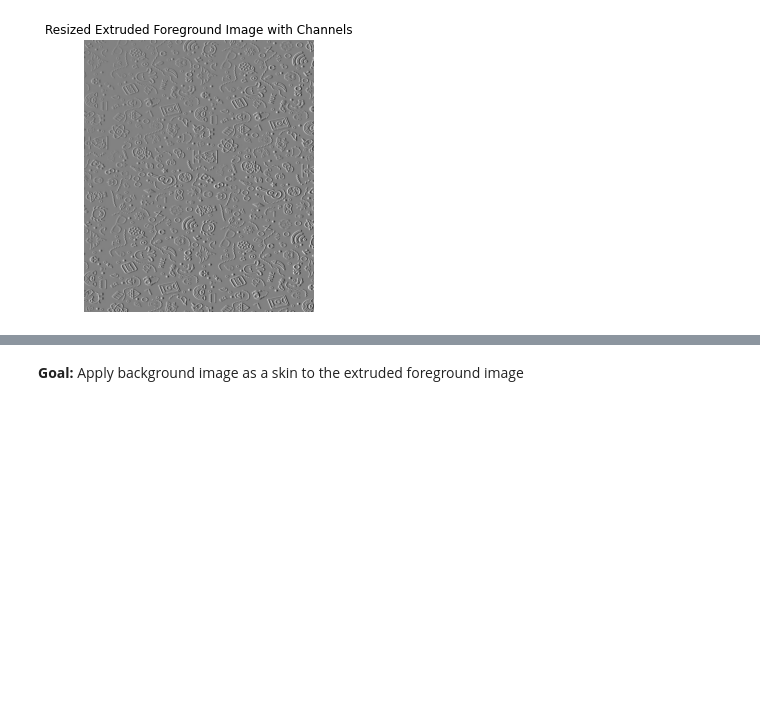
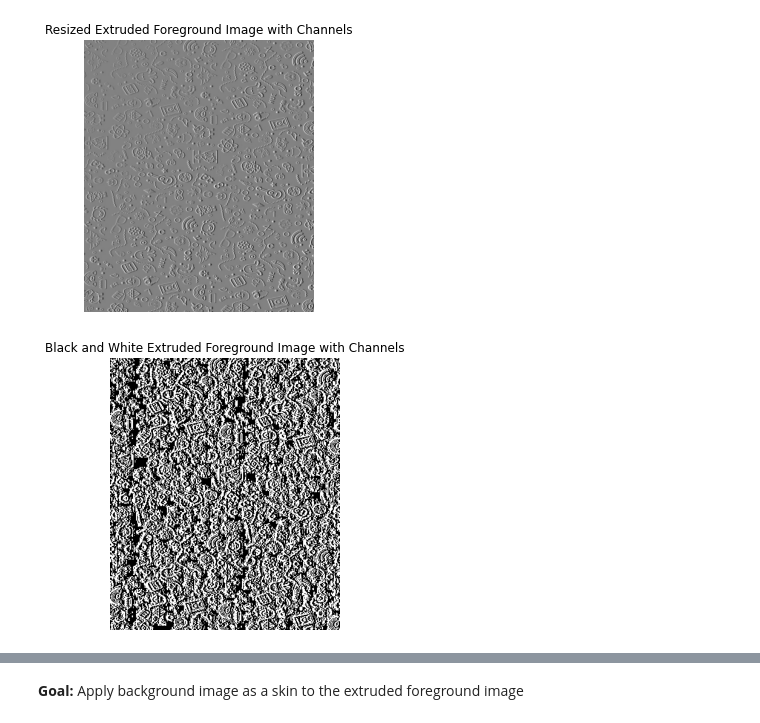
Before and after one commit to BrettFX/image-extrusion-blender, a Jupyter notebook: extrusion-blending-notebook.ipynb, the cells around one changed output, grey strips where cells are left out. Cells and saved outputs as stored; diff of their text form; code cells hidden in the pictures; blank space fills up the shorter version.

```diff
--- a/extrusion-blending-notebook.ipynb
+++ b/extrusion-blending-notebook.ipynb
@@ -312,6 +398,7 @@ save_img(extruded_fg_img, fname='extruded_fg_img.png')
 # %% [markdown]
 Read the extruded image back in from disc using opencv to prepare for color transferring
 # %%
+final_fg_img = cv2.imread('bw_extruded_fg_img.png')
 extruded_fg_img = cv2.imread('extruded_fg_img.png')
 # %%
 if extruded_fg_img.shape == bg_img.shape:
@@ -341,3 +443,13 @@ display(
 )
 # %% [output]
 [figure]
+# %%
+# Display black and white extruded image with color alpha channels
+# Disabling color map (cmap) for proof of concept that the new extruded image is colored
+display(
+  final_fg_img,
+  "Black and White Extruded Foreground Image with Channels",
+  cmap=None
+)
+# %% [output]
+[figure, added]
```
Also changed, not shown: parts of 16 cells of this notebook.
